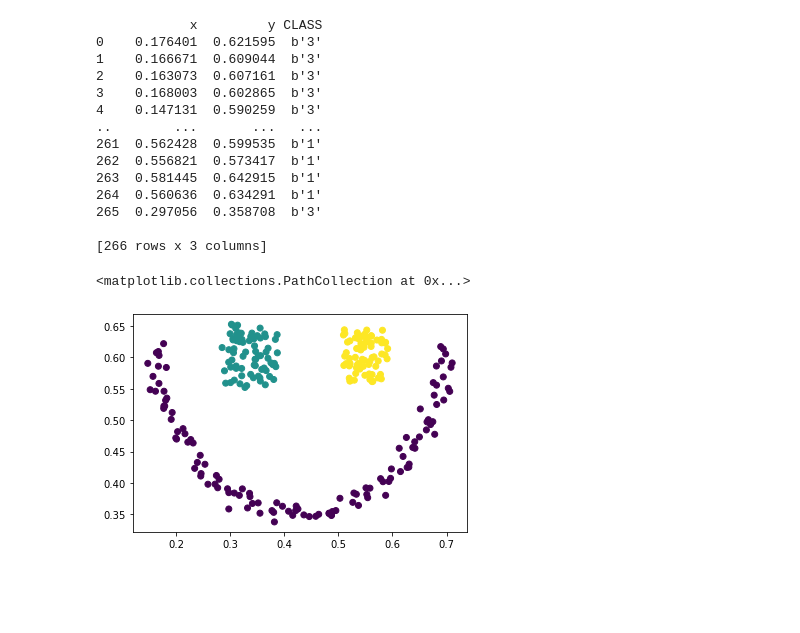
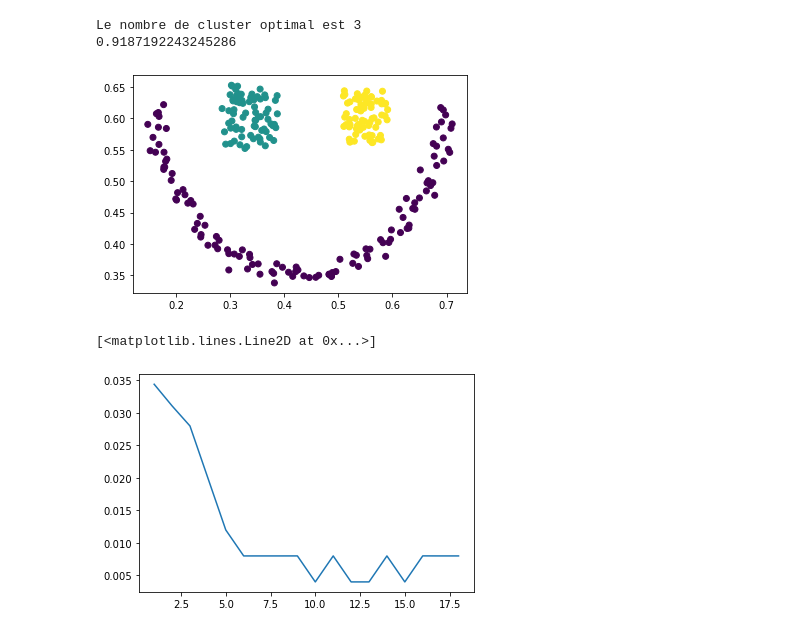
Before and after one commit to Gwen02/TP-ADP, a Jupyter notebook: TP_APD.ipynb, the cells around one changed output. Saved outputs shown, nothing was run; the diff lists cells and outputs as text; code cells hidden in the pictures; blank space fills up the shorter version.

```diff
--- a/TP_APD.ipynb
+++ b/TP_APD.ipynb
@@ -93,26 +172,39 @@ plt.plot(X, time_tab)
-# %%
-df = pd.DataFrame(data4[0])
-print(df)
-X1, Y1 = [], []
-X3, Y3 = df['x'], df['y']
-
-clusters = AgglomerativeClustering(n_clusters=3).fit(df)
-plt.figure()
-plt.scatter(X3, Y3, c = clusters.labels_)
-# %% [output]
-            x         y CLASS
-0    0.176401  0.621595  b'3'
-1    0.166671  0.609044  b'3'
-2    0.163073  0.607161  b'3'
-3    0.168003  0.602865  b'3'
-4    0.147131  0.590259  b'3'
-..        ...       ...   ...
-261  0.562428  0.599535  b'1'
-262  0.556821  0.573417  b'1'
-263  0.581445  0.642915  b'1'
-264  0.560636  0.634291  b'1'
-265  0.297056  0.358708  b'3'
-
-[266 rows x 3 columns]
-<matplotlib.collections.PathCollection at 0x...>
-[figure, removed]
+# %%
+df = pd.DataFrame(data4[0])
+X1, Y1 = [], []
+X3, Y3 = df['x'], df['y']
+
+list_clusters = []
+time_tab = []
+
+for i in range(2,n):
+    time_start = time.time()
+    clusters = AgglomerativeClustering(n_clusters=i).fit(df)
+    list_clusters.append(clusters)
+    score = sklearn.metrics.silhouette_score(df,clusters.labels_)
+    X1.append(i)
+    Y1.append(score)
+
+    time_end = time.time()
+    time_exec = time_end - time_start
+    time_tab.append(time_exec)
+
+best_score = max(Y1)
+index_best_score = Y1.index(best_score)
+
+print(f"Le nombre de cluster optimal est {index_best_score + 2}")
+print(best_score)
+
+plt.figure()
+plt.scatter(X3, Y3, c = list_clusters[index_best_score].labels_)
+plt.show()
+
+X = np.linspace(1,n - 2,n - 2)
+plt.figure()
+plt.plot(X, time_tab)
+# %% [output]
+Le nombre de cluster optimal est 3
+0.9187192243245286
+[figure, added]
+[<matplotlib.lines.Line2D at 0x...>]
+[figure, added]
```
Also changed, not shown: parts of 11 cells of this notebook.
